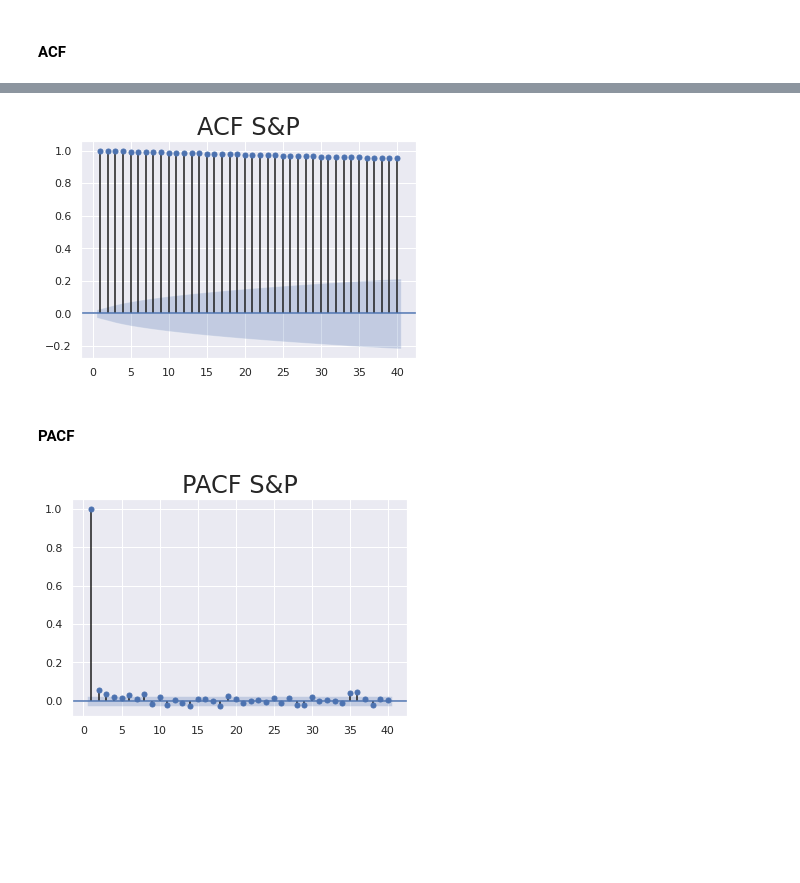
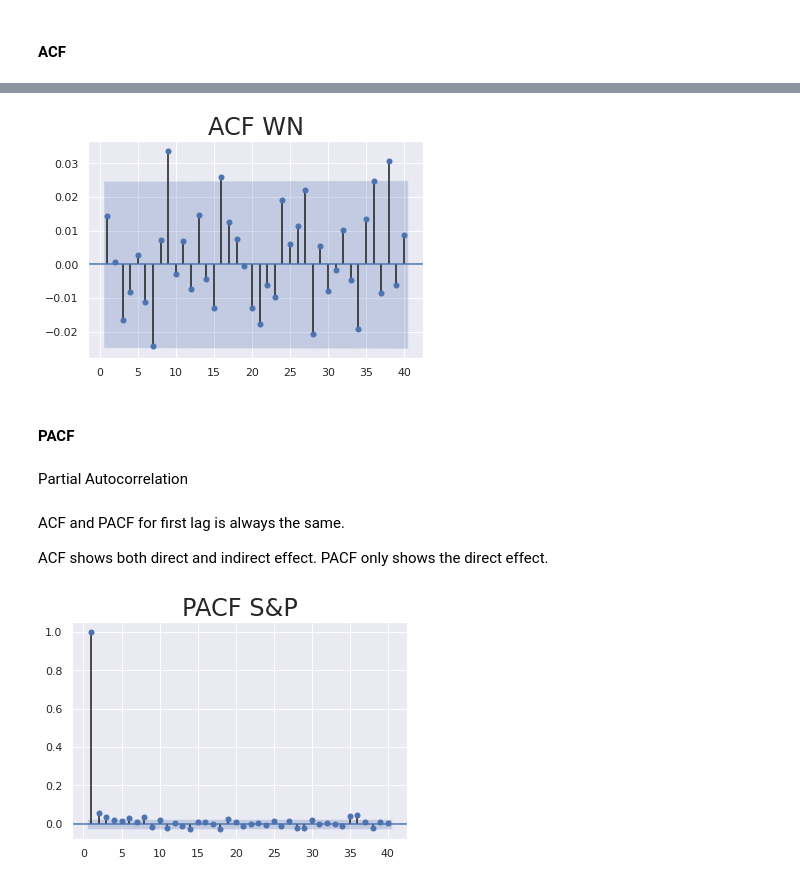
Before and after one commit to ajmal017/Time-Series-Modeling, a Jupyter notebook: 3_Working_with_Time_Series.ipynb, the cells around one changed output, grey strips where cells are left out. Drawn from its saved outputs; the diff is of its cells as text; code cells hidden in the pictures; blank space fills up the shorter version.

```diff
--- a/3_Working_with_Time_Series.ipynb
+++ b/3_Working_with_Time_Series.ipynb
@@ -483,11 +496,19 @@ plt.show()
 # %%
-sgt.plot_acf(df.market_value, lags = 40, zero = False)
-plt.title("ACF S&P", size = 24)
+sgt.plot_acf(df.wn, lags = 40, zero = False)
+plt.title("ACF WN", size = 24)
 plt.show()
+
+# No autocorrelation in the white noise as seen from the significant area.
 # %% [output]
-[figure, old version]
+[figure, new version]
 # %% [markdown]
 #### PACF
+# %% [markdown]
+Partial Autocorrelation
+# %% [markdown]
+ACF and PACF for first lag is always the same.
+
+ACF shows both direct and indirect effect. PACF only shows the direct effect.
 # %%
 sgt.plot_pacf(df.market_value, lags = 40, zero = False, method = ('ols'))
 plt.title("PACF S&P", size = 24)
```
Also changed, not shown: parts of 4 cells of this notebook.
